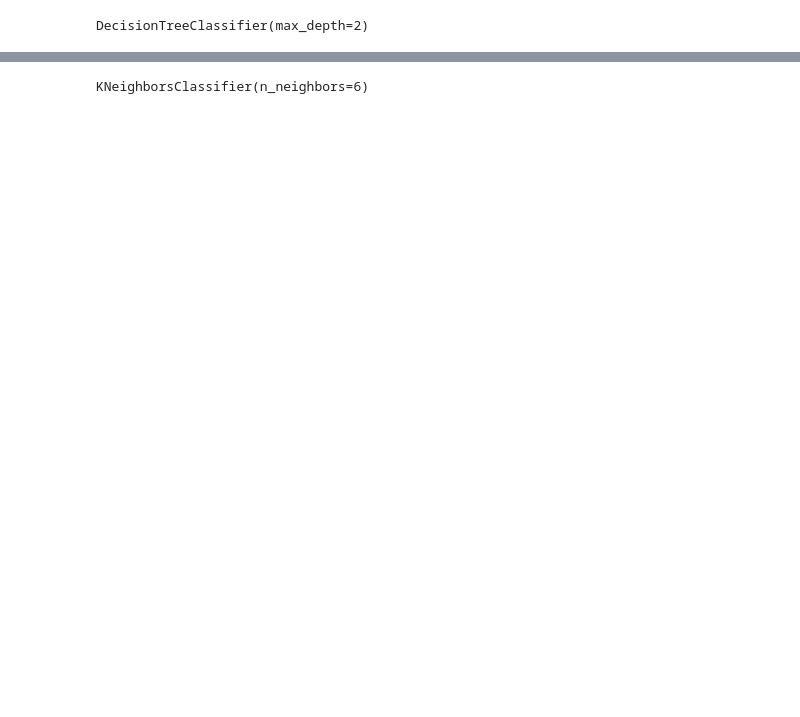
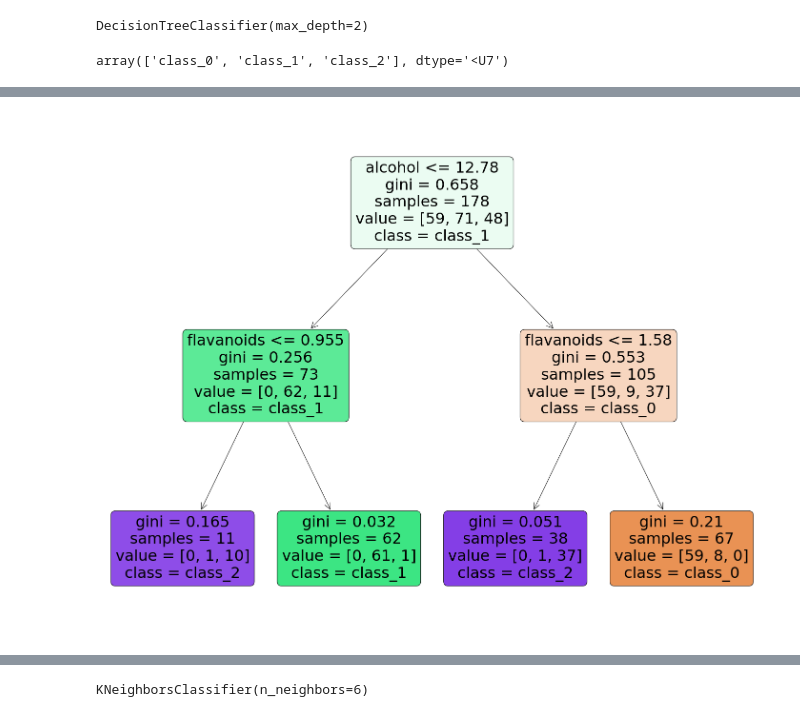
Before and after one commit to vlandeau/data_dojo, a Jupyter notebook: premiere_seance/Modèles de base.ipynb, the cells around one changed output, grey strips where cells are left out. Cells and saved outputs as stored; diff of their text form; code cells hidden in the pictures; blank space fills up the shorter version.

```diff
--- a/premiere_seance/Modèles de base.ipynb
+++ b/premiere_seance/Modèles de base.ipynb
@@ -155,10 +135,18 @@ tree = DecisionTreeClassifier(max_depth=2)
 tree.fit(wine_data.data[:, [feature1_index, feature2_index]], wine_data.target)
 # %% [output]
 DecisionTreeClassifier(max_depth=2)
+# %%
+wine_data.target_names
+# %% [output]
+array(['class_0', 'class_1', 'class_2'], dtype='<U7')
 # %%
-dot_data_tree = export_graphviz(tree, out_file=None,
-                         feature_names=[wine_data.feature_names[feature1_index],wine_data.feature_names[feature2_index]],
-                         filled=True, rounded=True,
-                         special_characters=True)
-graphviz.Source(dot_data_tree)
+import matplotlib.pyplot as plt
+from sklearn.tree import plot_tree
+fig = plt.figure(figsize=(25,20))
+plot_tree(tree,
+          feature_names=[wine_data.feature_names[feature1_index],
+                        wine_data.feature_names[feature2_index]],
+          class_names=wine_data.target_names,
+          filled=True, rounded=True
+         );
 # %% [output]
@@ -166,3 +153,4 @@ graphviz.Source(dot_data_tree)
+[figure, added]
 # %%
 x_min, x_max = wine_data.data[:, feature1_index].min() - 1, wine_data.data[:, feature1_index].max() + 1
 y_min, y_max = wine_data.data[:, feature2_index].min() - 1, wine_data.data[:, feature2_index].max() + 1
```
Also changed, not shown: parts of 5 cells of this notebook, 4 other files.
